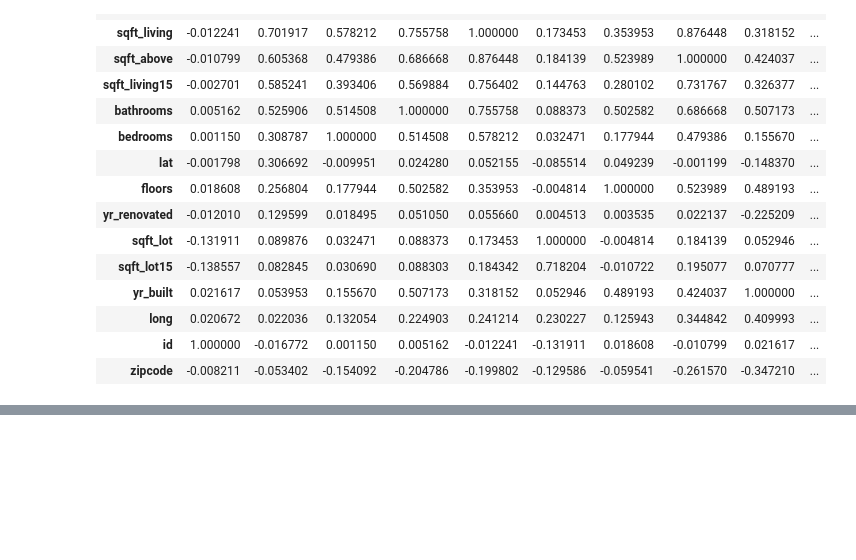
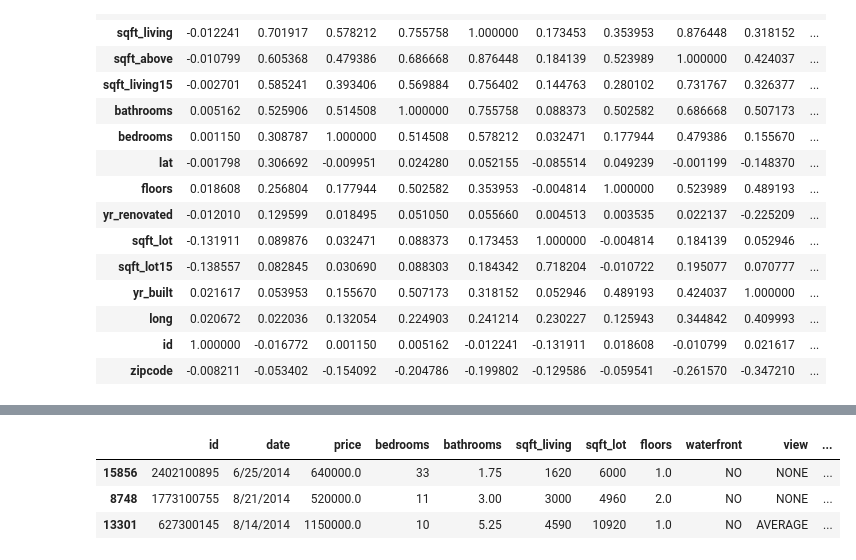
Before and after one commit to kaiuechi/flatiron-real-estate-modeling, a Jupyter notebook: code/draft.ipynb, the cells around one changed output, grey strips where cells are left out. Cells and saved outputs as stored; diff of their text form; code cells hidden in the pictures; blank space fills up the shorter version.

```diff
--- a/code/draft.ipynb
+++ b/code/draft.ipynb
@@ -3,6 +3,13 @@ import pandas as pd
 import numpy as np
 import matplotlib.pyplot as plt
 import seaborn as sns
+import scipy.stats as stats
+from sklearn.linear_model import LinearRegression
+from sklearn.model_selection import cross_validate, ShuffleSplit
+from sklearn.model_selection import train_test_split
+from sklearn.model_selection import cross_val_score
+
+pd.set_option('display.max_columns', None)
 
 df = pd.read_csv('../data/kc_house_data.csv')
 df
@@ -43,0 +103,8 @@ df.corr().sort_values(by='price', ascending=False)
+# %%
+#???
+df.sort_values(by='bedrooms', ascending=False).head(3)
+# %% [output]
+|  | id | date | price | bedrooms | bathrooms | sqft_living | sqft_lot | floors | waterfront | view | ... |
+| 15856 | 2402100895 | 6/25/2014 | 640000.0 | 33 | 1.75 | 1620 | 6000 | 1.0 | NO | NONE | ... |
+| 8748 | 1773100755 | 8/21/2014 | 520000.0 | 11 | 3.00 | 3000 | 4960 | 2.0 | NO | NONE | ... |
+| 13301 | 627300145 | 8/14/2014 | 1150000.0 | 10 | 5.25 | 4590 | 10920 | 1.0 | NO | AVERAGE | ... |
```
Also changed, not shown: parts of 10 cells of this notebook.
